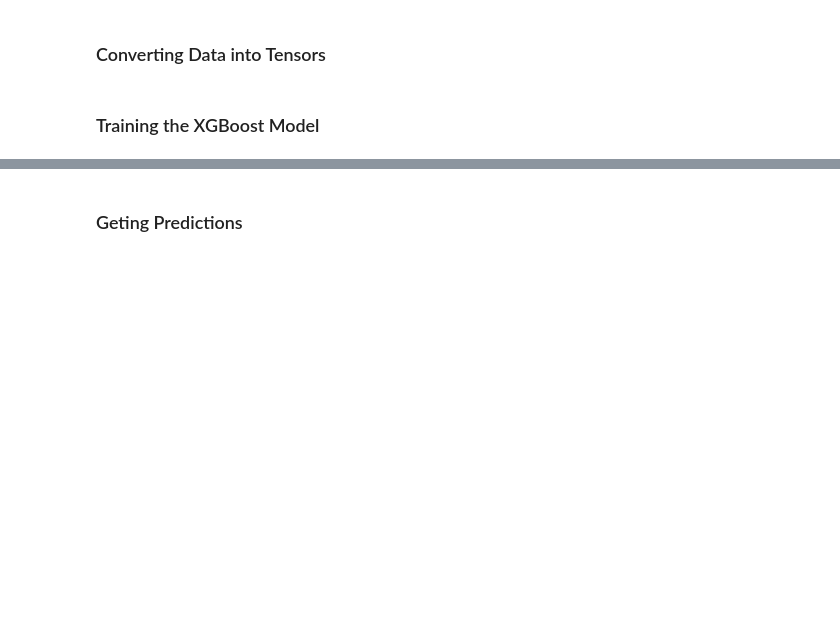
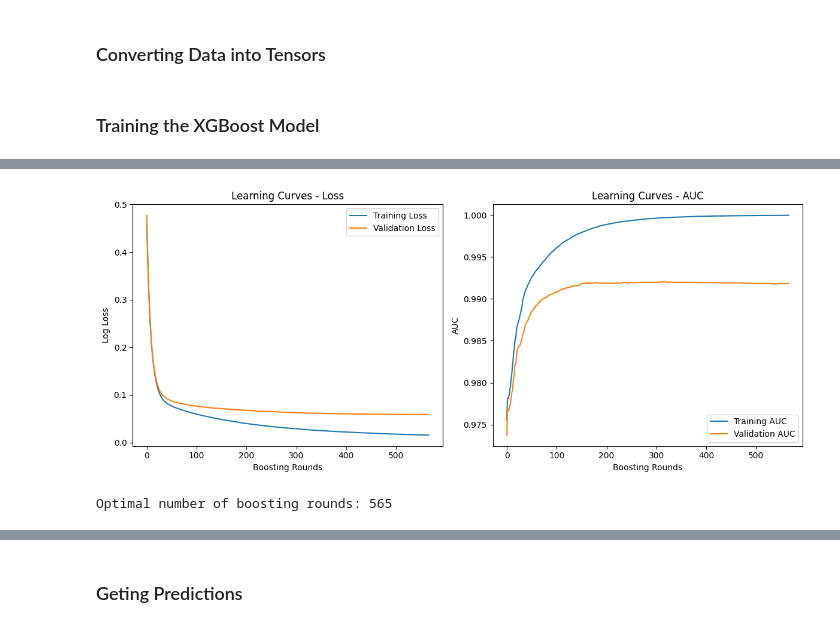
Before and after one commit to femito1/HR-Predict, a Jupyter notebook: xgboost/xgb_model.ipynb, the cells around one changed output, grey strips where cells are left out. Cells and saved outputs as stored; diff of their text form; code cells hidden in the pictures; blank space fills up the shorter version.

```diff
--- a/xgboost/xgb_model.ipynb
+++ b/xgboost/xgb_model.ipynb
@@ -89,0 +135,26 @@ xgb_model = xgb.train(params, train_dmatrix, num_rounds)
+# %%
+plt.figure(figsize=(12, 5))
+plt.subplot(1, 2, 1)
+plt.plot(cv_results['train-logloss-mean'], label='Training Loss')
+plt.plot(cv_results['test-logloss-mean'], label='Validation Loss')
+plt.xlabel('Boosting Rounds')
+plt.ylabel('Log Loss')
+plt.title('Learning Curves - Loss')
+plt.legend()
+
+plt.subplot(1, 2, 2)
+plt.plot(cv_results['train-auc-mean'], label='Training AUC')
+plt.plot(cv_results['test-auc-mean'], label='Validation AUC')
+plt.xlabel('Boosting Rounds')
+plt.ylabel('AUC')
+plt.title('Learning Curves - AUC')
+plt.legend()
+plt.tight_layout()
+plt.show()
+# %% [output]
+[figure, added]
+# %%
+best_rounds = cv_results['test-logloss-mean'].argmin()
+print(f"Optimal number of boosting rounds: {best_rounds}")
+# %% [output]
+Optimal number of boosting rounds: 565
```
Also changed, not shown: parts of 19 cells of this notebook, 1 other file.
